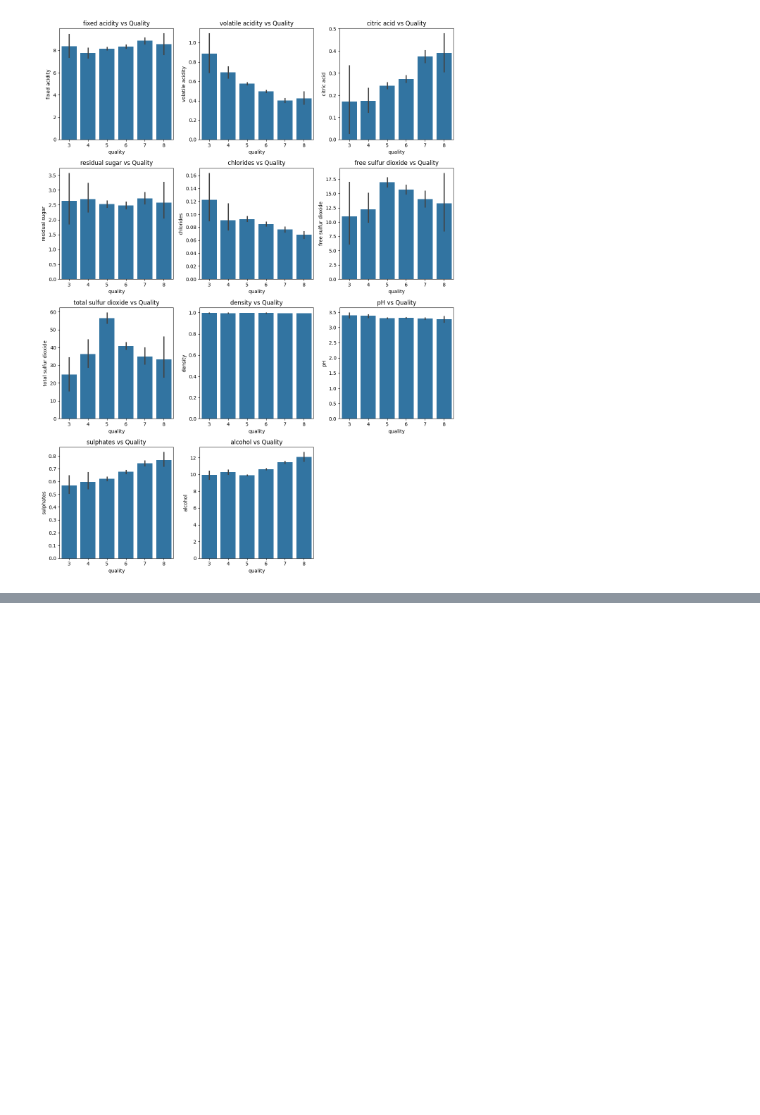
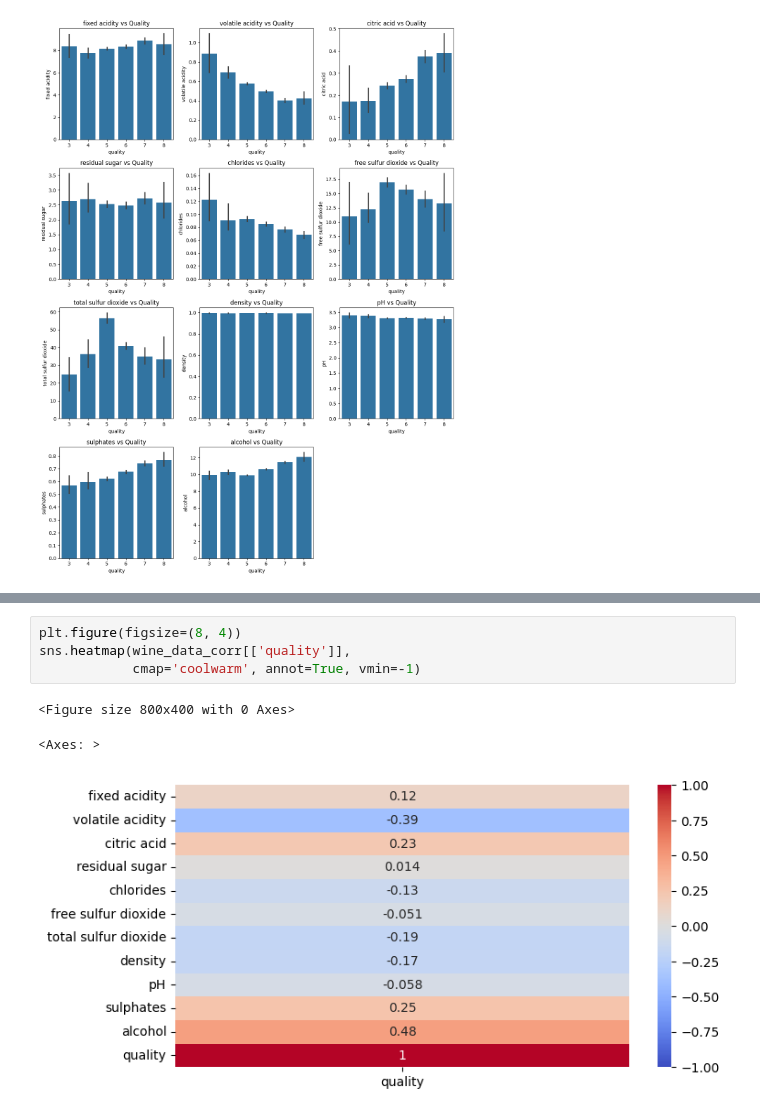
Before and after one commit to k26rahul/ML-Projects-Siddhardhan, a Jupyter notebook: Wine-Quality-Prediction/Wine-Quality-Prediction.ipynb, the cells around one changed output, grey strips where cells are left out. Drawn from its saved outputs; the diff is of its cells as text; blank space fills up the shorter version.

```diff
--- a/Wine-Quality-Prediction/Wine-Quality-Prediction.ipynb
+++ b/Wine-Quality-Prediction/Wine-Quality-Prediction.ipynb
@@ -107,0 +122,8 @@ plt.show()
+# %%
+plt.figure(figsize=(8, 4))
+sns.heatmap(wine_data_corr[['quality']],
+            cmap='coolwarm', annot=True, vmin=-1)
+# %% [output]
+<Figure size 800x400 with 0 Axes>
+<Axes: >
+[figure, added]
```
Also changed, not shown: parts of 4 cells of this notebook.
